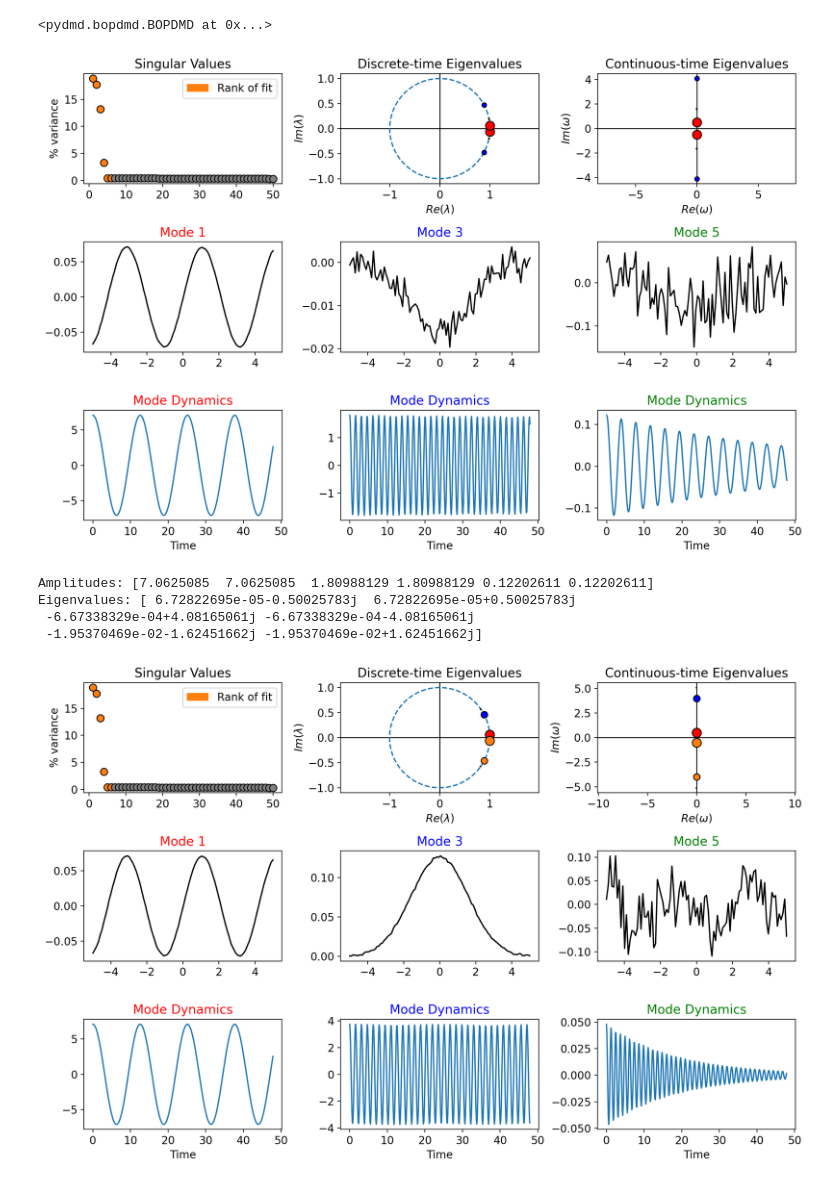
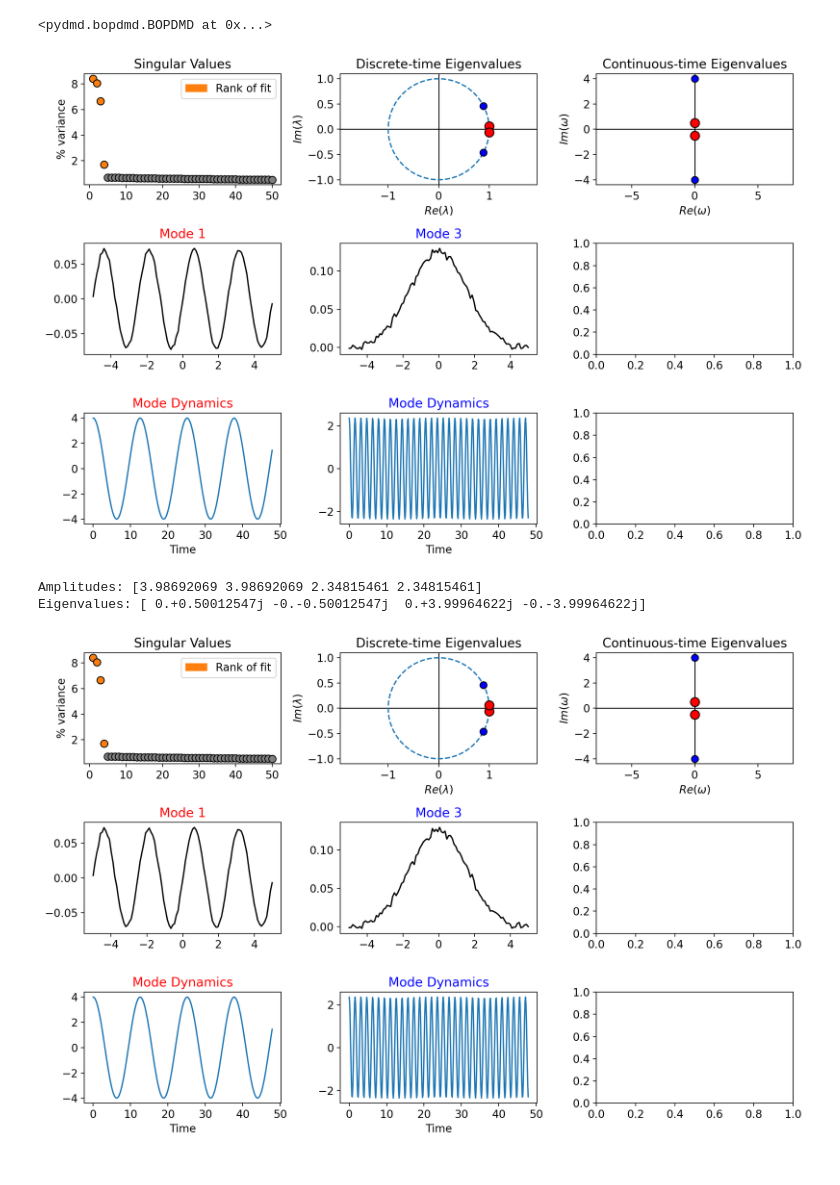
Before and after one commit to ClimeTrend/dmd-toy-dataset, a Jupyter notebook: 01_DMD_on_two_sinusoids.ipynb, the cells around one changed output. Drawn from its saved outputs; the diff is of its cells as text; code cells hidden in the pictures.

```diff
--- a/01_DMD_on_two_sinusoids.ipynb
+++ b/01_DMD_on_two_sinusoids.ipynb
@@ -7,9 +7,9 @@ from matplotlib import pyplot as plt
 import numpy as np
 # %%
 signal_generator = SignalGenerator(x_min=-5, x_max=5, t_max=60)
-signal_generator.add_sinusoid1(omega=0.5, k=1.5)
-signal_generator.add_sinusoid2(omega=4)
-signal_generator.add_noise(random_seed=42)
+signal_generator.add_sinusoid1(a=4, omega=0.5, k=2.5)
+signal_generator.add_sinusoid2(a=2.5, omega=4)
+signal_generator.add_noise(random_seed=42, noise_std=0.2)
 # %%
 plt.rcParams.update({'font.size': 22})
 
@@ -45,10 +45,10 @@ plt.show()
 # %%
-svd_rank = 6
+svd_rank = 4
 delay = 2
 # %% [markdown]
 Algorithm 2
 # %%
-optdmd2 = BOPDMD(svd_rank=svd_rank, num_trials=0, use_proj=False)
+optdmd2 = BOPDMD(svd_rank=svd_rank, num_trials=0, use_proj=False, eig_constraints={"imag", "conjugate_pairs"})
 delay_optdmd2 = hankel_preprocessing(optdmd2, d=delay)
 # %% [markdown]
 Algorithm 3
@@ -70,23 +70,21 @@ delay_optdmd3.fit(f_train.T, t=t_delay)
 <pydmd.bopdmd.BOPDMD at 0x...>
 # %%
 plt.rcParams.update({'font.size': 12})
-plot_summary(delay_optdmd2, x=signal_generator.x, d=delay, index_modes=[0, 2, 4])
+plot_summary(delay_optdmd2, x=signal_generator.x, d=delay, index_modes=[0, 2])
 # %% [output]
-[figure, old version]
+[figure, new version]
 # %%
 sorted_index = np.argsort(delay_optdmd2.amplitudes)[::-1]
 print(f"Amplitudes: {delay_optdmd2.amplitudes[sorted_index]}")
 print(f"Eigenvalues: {delay_optdmd2.eigs[sorted_index]}")
 # %% [output]
-Amplitudes: [7.0625085  7.0625085  1.80988129 1.80988129 0.12202611 0.12202611]
-Eigenvalues: [ 6.72822695e-05-0.50025783j  6.72822695e-05+0.50025783j
- -6.67338329e-04+4.08165061j -6.67338329e-04-4.08165061j
- -1.95370469e-02-1.62451662j -1.95370469e-02+1.62451662j]
+Amplitudes: [3.98692069 3.98692069 2.34815461 2.34815461]
+Eigenvalues: [ 0.+0.50012547j -0.-0.50012547j  0.+3.99964622j -0.-3.99964622j]
 # %%
 plt.rcParams.update({'font.size': 12})
-plot_summary(delay_optdmd3, x=signal_generator.x, d=delay, index_modes=[0, 2, 4])
+plot_summary(delay_optdmd3, x=signal_generator.x, d=delay, index_modes=[0, 2])
 # %% [output]
-[figure, old version]
+[figure, new version]
 # %%
 sorted_index = np.argsort(delay_optdmd3.amplitudes)[::-1]
 print(f"Amplitudes: {delay_optdmd3.amplitudes[sorted_index]}")
```
Also changed, not shown: parts of 5 cells of this notebook.
